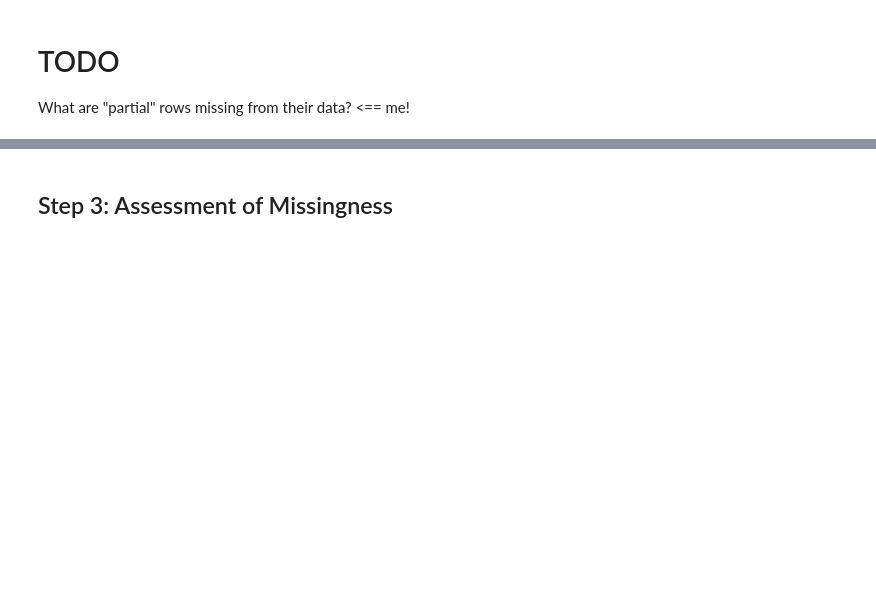
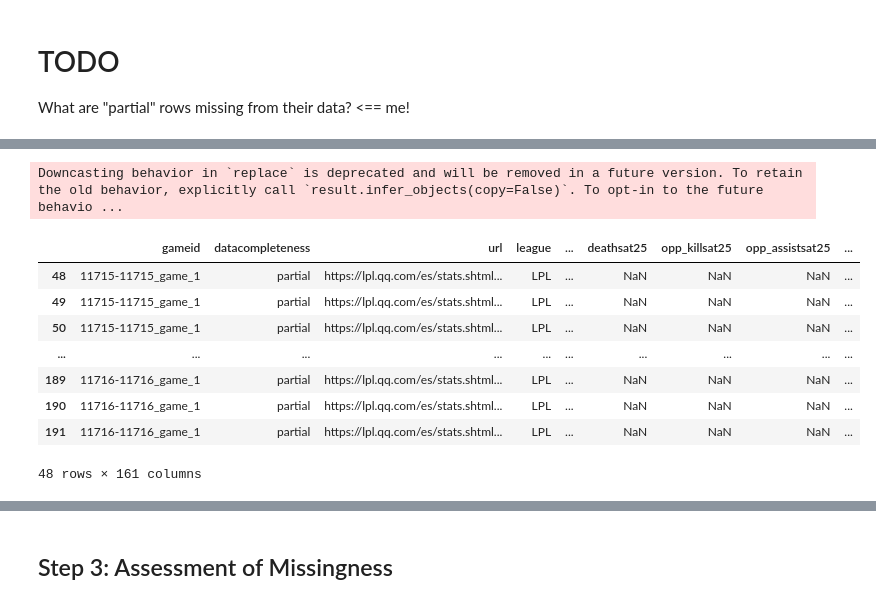
Before and after one commit to Lyn-Mansfield/dsc80-final-league, a Jupyter notebook: lyns-template.ipynb, the cells around one changed output, grey strips where cells are left out. Saved outputs shown, nothing was run; the diff lists cells and outputs as text; code cells hidden in the pictures; blank space fills up the shorter version.

```diff
--- a/lyns-template.ipynb
+++ b/lyns-template.ipynb
@@ -50,0 +61,17 @@ sample['gamelength'].iloc[0]
+# %%
+complete_samples = sample.query("datacompleteness == 'complete'")
+partial_samples = sample.query("datacompleteness == 'partial'")
+
+partial_samples = partial_samples.replace(to_replace='', value=np.nan)
+partial_samples
+# %% [output]
+Downcasting behavior in `replace` is deprecated and will be removed in a future version. To retain the old behavior, explicitly call `result.infer_objects(copy=False)`. To opt-in to the future behavio ...
+|  | gameid | datacompleteness | url | league | ... | deathsat25 | opp_killsat25 | opp_assistsat25 | ... |
+| 48 | 11715-11715_game_1 | partial | https://lpl.qq.com/es/stats.shtml... | LPL | ... | NaN | NaN | NaN | ... |
+| 49 | 11715-11715_game_1 | partial | https://lpl.qq.com/es/stats.shtml... | LPL | ... | NaN | NaN | NaN | ... |
+| 50 | 11715-11715_game_1 | partial | https://lpl.qq.com/es/stats.shtml... | LPL | ... | NaN | NaN | NaN | ... |
+| ... | ... | ... | ... | ... | ... | ... | ... | ... | ... |
+| 189 | 11716-11716_game_1 | partial | https://lpl.qq.com/es/stats.shtml... | LPL | ... | NaN | NaN | NaN | ... |
+| 190 | 11716-11716_game_1 | partial | https://lpl.qq.com/es/stats.shtml... | LPL | ... | NaN | NaN | NaN | ... |
+| 191 | 11716-11716_game_1 | partial | https://lpl.qq.com/es/stats.shtml... | LPL | ... | NaN | NaN | NaN | ... |
+48 rows × 161 columns
```
Also changed, not shown: parts of 5 cells of this notebook, 2 other files.
